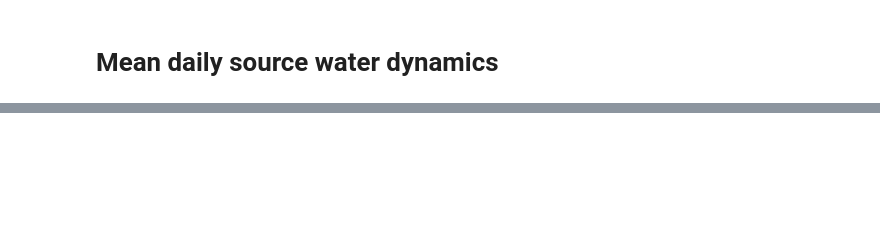
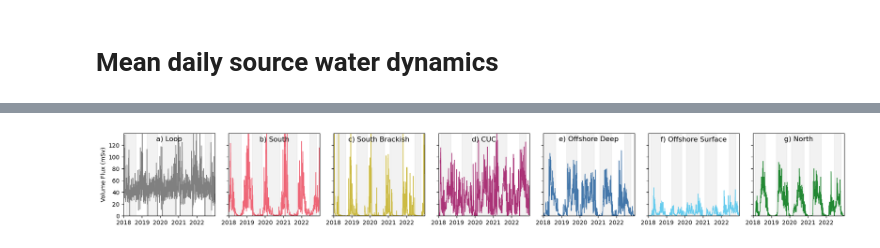
Before and after one commit to UBC-MOAD/analysis-becca, a Jupyter notebook: projections/quant_dynamics.ipynb, the cells around one changed output, grey strips where cells are left out. Drawn from its saved outputs; the diff is of its cells as text; code cells hidden in the pictures; blank space fills up the shorter version.

```diff
--- a/projections/quant_dynamics.ipynb
+++ b/projections/quant_dynamics.ipynb
@@ -374,0 +59,16 @@ plt.savefig('./figures/total_dynamics.pdf')
+# %%
+# spring and fall transition dates from Hourston and Thomson SOPO report
+
+ht_dates = pd.read_csv('/ocean/rbeutel/MOAD/biogeo_paper/FRDR/observations/in_ttwcvi_rh10_rw.txt', skiprows=115,
+            names=['Record_Number','Date','Time','Spring Transition, Year','Spring Transition, Month','Spring Transition, Day','Spring Transition, Hour',
+                   'Spring Transition, Minute', 'Spring Transition, Second' , 'Fall Transition, Year' , 'Fall Transition, Month', 'Fall Transition, Day' ,
+                   'Fall Transition, Hour', 'Fall Transition, Minute' , 'Fall Transition, Second' , 'Spring Transition JD, Julian', 'Fall Transition JD, Julian',
+                   'Length of Upwelling Season', 'Length of Downwelling Season'], sep='\s+').drop(['Record_Number','Date','Time',
+                                                                                                   'Spring Transition, Hour','Spring Transition, Minute', 'Spring Transition, Second',
+                                                                                                   'Fall Transition, Year' ,'Fall Transition, Hour', 'Fall Transition, Minute' ,
+                                                                                                   'Fall Transition, Second'],axis=1).rename(columns={'Spring Transition, Year':'Year'})
+ht_dates['spring'] = [dt.datetime(year=int(ht_dates['Year'][i]),month=int(ht_dates['Spring Transition, Month'][i]),day=int(ht_dates['Spring Transition, Day'][i])) for i in range(len(ht_dates))]
+ht_dates['fall'] = [dt.datetime(year=int(ht_dates['Year'][i]),month=int(ht_dates['Fall Transition, Month'][i]),day=int(ht_dates['Fall Transition, Day'][i])) for i in range(len(ht_dates))]
+
+spring = np.array(ht_dates.spring[(ht_dates.Year>=2018)&(ht_dates.Year<=2022)])
+fall = np.array(ht_dates.fall[(ht_dates.Year>=2018)&(ht_dates.Year<=2022)])
@@ -374,0 +117,63 @@ plt.savefig('./figures/total_dynamics.pdf')
+# %%
+# plot data from each water mass over the full water column
+ymax=140000
+depthrange=[0,240]
+startday=dt.datetime(2018,1,1)
+endday=dt.datetime(2022,12,31)
+
+fig, ax = plt.subplots(1,7, figsize=(18,2.5))
+
+# loop flow
+transport, dates = transport_array(data, depthrange, "loop")
+ax[0].plot(dates,transport,'grey',lw=1)
+ax[0].set_title('a) Loop',y=1,pad=-14)
+
+# south shelf flow
+transport, _ = transport_array(data, depthrange, "south")
+ax[1].plot(dates,transport,'#EE6677',lw=1)
+ax[1].set_title('b) South',y=1,pad=-14)
+
+# south brackish flow
+transport, _ = transport_array(data, depthrange, "fresh")
+ax[2].plot(dates,transport,'#CCBB44',lw=1)
+ax[2].set_title('c) South Brackish',y=1,pad=-14)
+
+# cuc flow
+transport, _ = transport_array(data, depthrange, "cuc")
+ax[3].plot(dates,transport,'#AA3377',lw=1)
+ax[3].set_title('d) CUC',y=1,pad=-14)
+
+# offshore deep flow
+transport, _ = transport_array(data, depthrange, "offshore_d")
+ax[4].plot(dates,transport,'#4477AA',lw=1)
+ax[4].set_title('e) Offshore Deep',y=1,pad=-14)
+
+# offshore surface flow
+transport, _ = transport_array(data, depthrange, "offshore_s")
+ax[5].plot(dates,transport,'#66CCEE',lw=1)
+ax[5].set_title('f) Offshore Surface',y=1,pad=-14)
+
+# north flow
+transport, _ = transport_array(data, depthrange, "north")
+ax[6].plot(dates,transport,'#228833',lw=1)
+ax[6].set_title('g) North',y=1,pad=-14)
+
+
+for i in range(len(ax)):
+    # highlight upwelling periods based on Hourston and Thomson SOPO results
+    for j in range(len(spring)):
+        ax[i].fill_between(dates, 0, ymax, where=(dates<fall[j])&(dates>=spring[j]), color='grey', alpha=0.1)
+
+    #general formatting
+    ax[i].set_yticks([0,20000,40000,60000,80000,100000,120000])
+    ax[i].set_yticklabels([])
+    ax[i].set_ylim([0,ymax])
+    ax[i].set_xlim([startday,endday])
+    ax[i].set_xticks(pd.date_range(start=startday-dt.timedelta(days=365),end=endday-dt.timedelta(days=365), freq="Y")+dt.timedelta(days=1)+dt.timedelta(days=1))
+    ax[i].set_xticklabels([2018,2019,2020,2021,2022])
+ax[0].set_yticklabels(['0','20','40','60','80','100','120'])
+ax[0].set_ylabel('Volume Flux (mSv)')
+
+plt.tight_layout()
+# %% [output]
+[figure, added]
```
Also changed, not shown: parts of 11 cells of this notebook.
